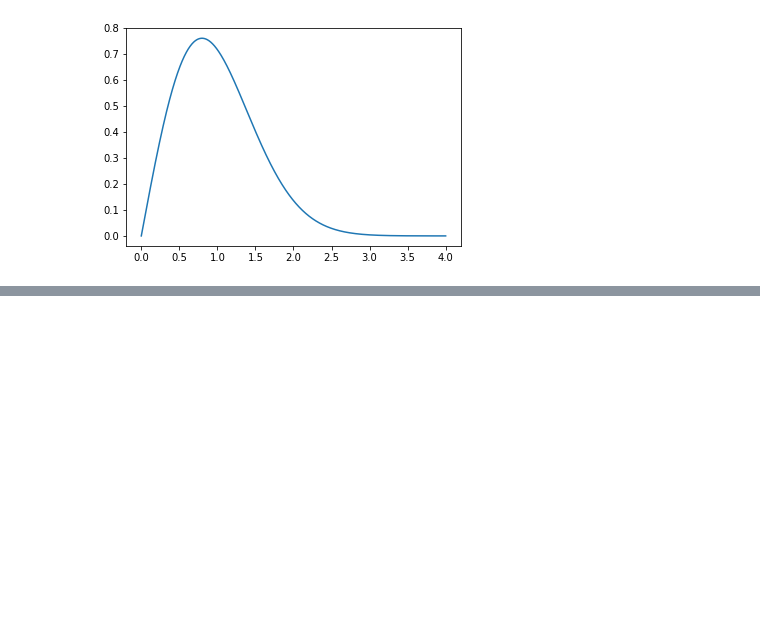
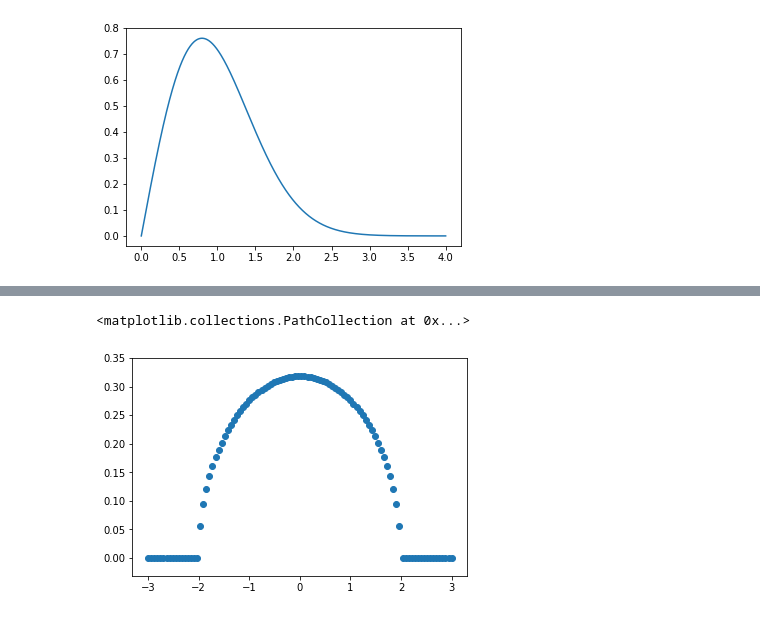
Before and after one commit to devmessias/randomm, a Jupyter notebook: wigner.ipynb, the cells around one changed output, grey strips where cells are left out. Saved outputs shown, nothing was run; the diff lists cells and outputs as text; code cells hidden in the pictures; blank space fills up the shorter version.

```diff
--- a/wigner.ipynb
+++ b/wigner.ipynb
@@ -78,0 +44,12 @@ fig = compare_wigner(1000, 20)
+# %%
+
+
+
+sigma = 1.
+d = 3
+ls = np.linspace(-d*sigma, d*sigma, 100)
+rhos = [get_semicircle_law(l, sigma) for l in ls]
+plt.scatter(ls, rhos)
+# %% [output]
+<matplotlib.collections.PathCollection at 0x...>
+[figure, added]
```
Also changed, not shown: parts of 6 cells of this notebook, 1 other file.
